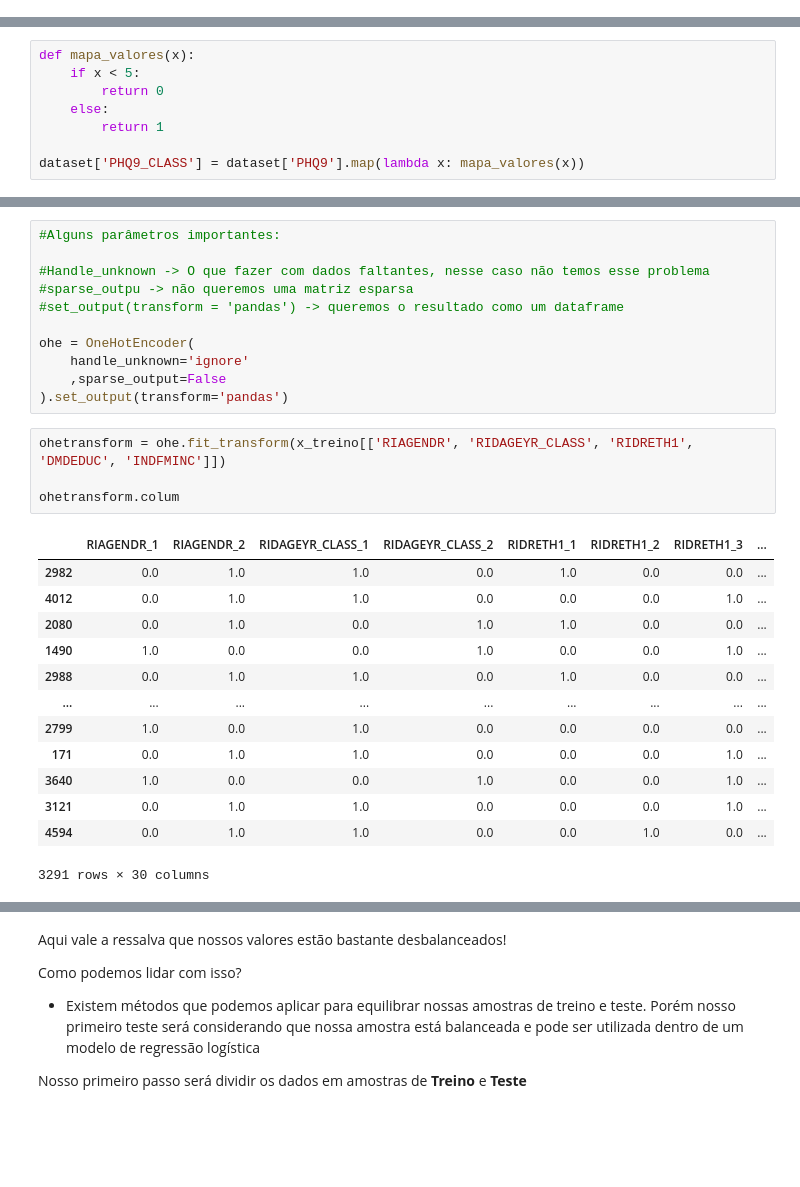
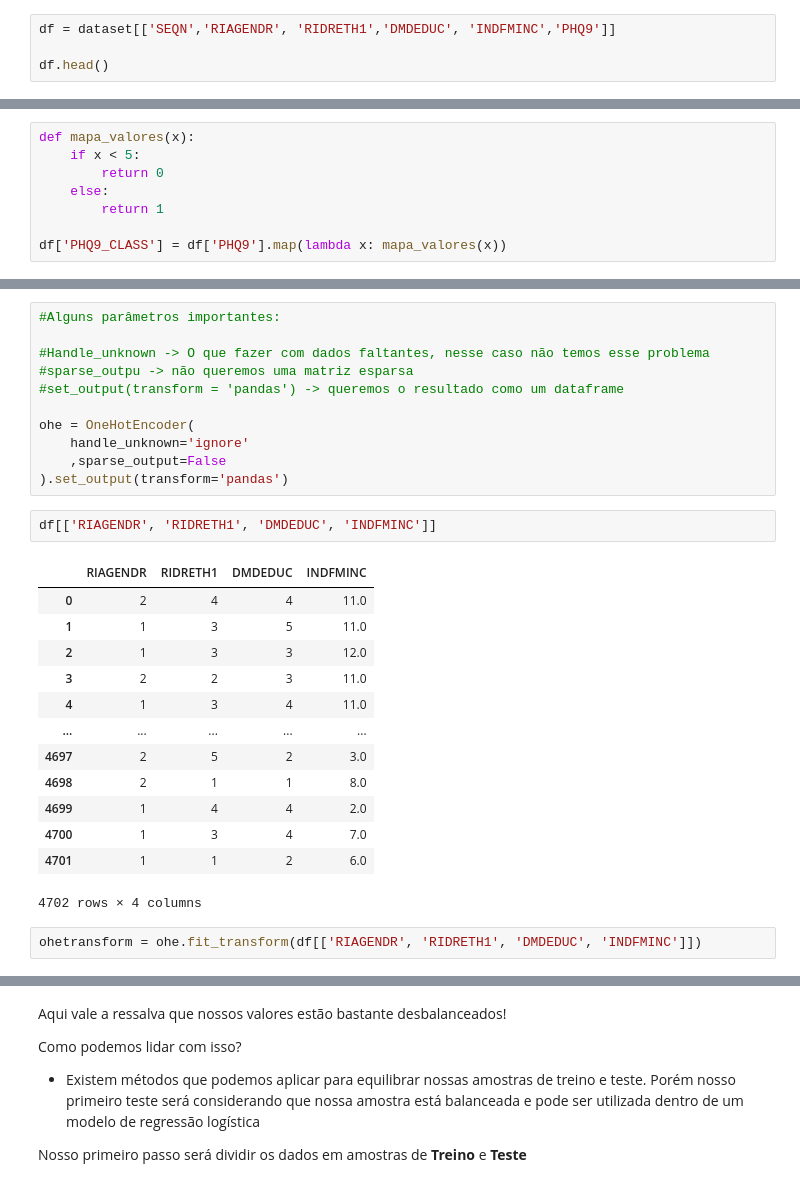
Before and after one commit to LuizAlbino/nhnes-data-project, a Jupyter notebook: logistic-regression.ipynb, the cells around one changed output, grey strips where cells are left out. Saved outputs shown, nothing was run; the diff lists cells and outputs as text; blank space fills up the shorter version.

```diff
--- a/logistic-regression.ipynb
+++ b/logistic-regression.ipynb
@@ -49,0 +37,4 @@ dataset.describe()
+# %%
+df = dataset[['SEQN','RIAGENDR', 'RIDRETH1','DMDEDUC', 'INDFMINC','PHQ9']]
+
+df.head()
@@ -60,4 +68,4 @@ def mapa_valores(x):
     else:
         return 1
 
-dataset['PHQ9_CLASS'] = dataset['PHQ9'].map(lambda x: mapa_valores(x))
+df['PHQ9_CLASS'] = df['PHQ9'].map(lambda x: mapa_valores(x))
@@ -94,24 +98,24 @@ ohe = OneHotEncoder(
     handle_unknown='ignore'
     ,sparse_output=False
 ).set_output(transform='pandas')
+# %%
+df[['RIAGENDR', 'RIDRETH1', 'DMDEDUC', 'INDFMINC']]
+# %% [output]
+|  | RIAGENDR | RIDRETH1 | DMDEDUC | INDFMINC |
+| 0 | 2 | 4 | 4 | 11.0 |
+| 1 | 1 | 3 | 5 | 11.0 |
+| 2 | 1 | 3 | 3 | 12.0 |
+| 3 | 2 | 2 | 3 | 11.0 |
+| 4 | 1 | 3 | 4 | 11.0 |
+| ... | ... | ... | ... | ... |
+| 4697 | 2 | 5 | 2 | 3.0 |
+| 4698 | 2 | 1 | 1 | 8.0 |
+| 4699 | 1 | 4 | 4 | 2.0 |
+| 4700 | 1 | 3 | 4 | 7.0 |
+| 4701 | 1 | 1 | 2 | 6.0 |
+4702 rows × 4 columns
 # %%
-ohetransform = ohe.fit_transform(x_treino[['RIAGENDR', 'RIDAGEYR_CLASS', 'RIDRETH1', 'DMDEDUC', 'INDFMINC']])
-
-ohetransform.colum
+ohetransform = ohe.fit_transform(df[['RIAGENDR', 'RIDRETH1', 'DMDEDUC', 'INDFMINC']])
-# %% [output]
-|  | RIAGENDR_1 | RIAGENDR_2 | RIDAGEYR_CLASS_1 | RIDAGEYR_CLASS_2 | RIDRETH1_1 | RIDRETH1_2 | RIDRETH1_3 | ... |
-| 2982 | 0.0 | 1.0 | 1.0 | 0.0 | 1.0 | 0.0 | 0.0 | ... |
-| 4012 | 0.0 | 1.0 | 1.0 | 0.0 | 0.0 | 0.0 | 1.0 | ... |
-| 2080 | 0.0 | 1.0 | 0.0 | 1.0 | 1.0 | 0.0 | 0.0 | ... |
-| 1490 | 1.0 | 0.0 | 0.0 | 1.0 | 0.0 | 0.0 | 1.0 | ... |
-| 2988 | 0.0 | 1.0 | 1.0 | 0.0 | 1.0 | 0.0 | 0.0 | ... |
-| ... | ... | ... | ... | ... | ... | ... | ... | ... |
-| 2799 | 1.0 | 0.0 | 1.0 | 0.0 | 0.0 | 0.0 | 0.0 | ... |
-| 171 | 0.0 | 1.0 | 1.0 | 0.0 | 0.0 | 0.0 | 1.0 | ... |
-| 3640 | 1.0 | 0.0 | 0.0 | 1.0 | 0.0 | 0.0 | 1.0 | ... |
-| 3121 | 0.0 | 1.0 | 1.0 | 0.0 | 0.0 | 0.0 | 1.0 | ... |
-| 4594 | 0.0 | 1.0 | 1.0 | 0.0 | 0.0 | 1.0 | 0.0 | ... |
-3291 rows × 30 columns
 # %%
 ohetransform.columns
 # %% [output]
```
Also changed, not shown: parts of 27 cells of this notebook.
